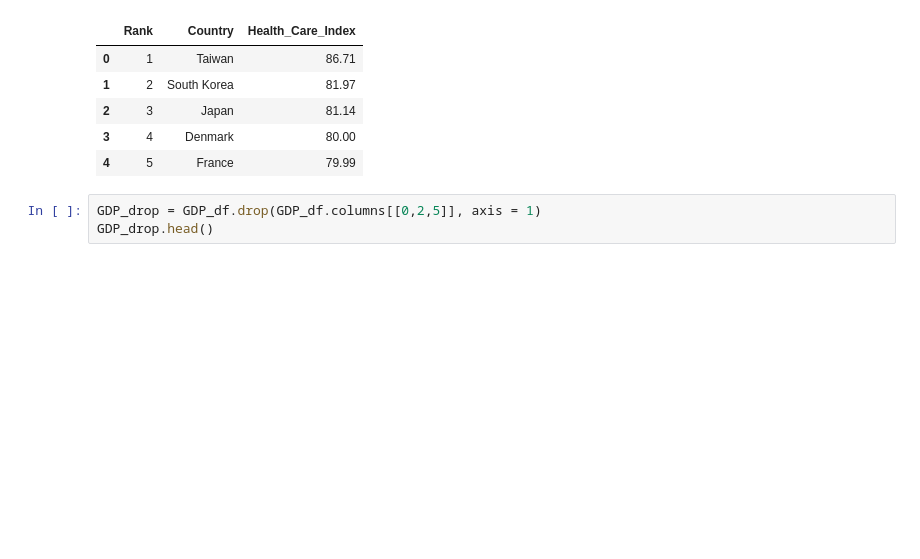
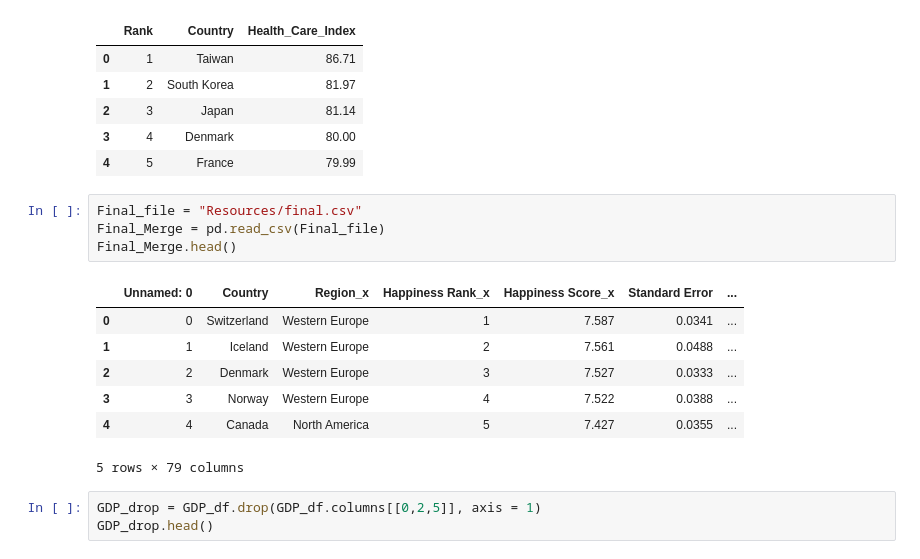
Before and after one commit to benwbarr/ETL-Project, a Jupyter notebook: DataSet1.ipynb, the cells around one changed output. Cells and saved outputs as stored; diff of their text form; blank space fills up the shorter version.

```diff
--- a/DataSet1.ipynb
+++ b/DataSet1.ipynb
@@ -45,6 +45,18 @@ Health_df.head()
 | 2 | 3 | Japan | 81.14 |
 | 3 | 4 | Denmark | 80.00 |
 | 4 | 5 | France | 79.99 |
+# %%
+Final_file = "Resources/final.csv"
+Final_Merge = pd.read_csv(Final_file)
+Final_Merge.head()
+# %% [output]
+|  | Unnamed: 0 | Country | Region_x | Happiness Rank_x | Happiness Score_x | Standard Error | ... |
+| 0 | 0 | Switzerland | Western Europe | 1 | 7.587 | 0.0341 | ... |
+| 1 | 1 | Iceland | Western Europe | 2 | 7.561 | 0.0488 | ... |
+| 2 | 2 | Denmark | Western Europe | 3 | 7.527 | 0.0333 | ... |
+| 3 | 3 | Norway | Western Europe | 4 | 7.522 | 0.0388 | ... |
+| 4 | 4 | Canada | North America | 5 | 7.427 | 0.0355 | ... |
+5 rows × 79 columns
 # %%
 GDP_drop = GDP_df.drop(GDP_df.columns[[0,2,5]], axis = 1)
 GDP_drop.head()
```
Also changed, not shown: parts of 9 cells of this notebook, 1 other file.
